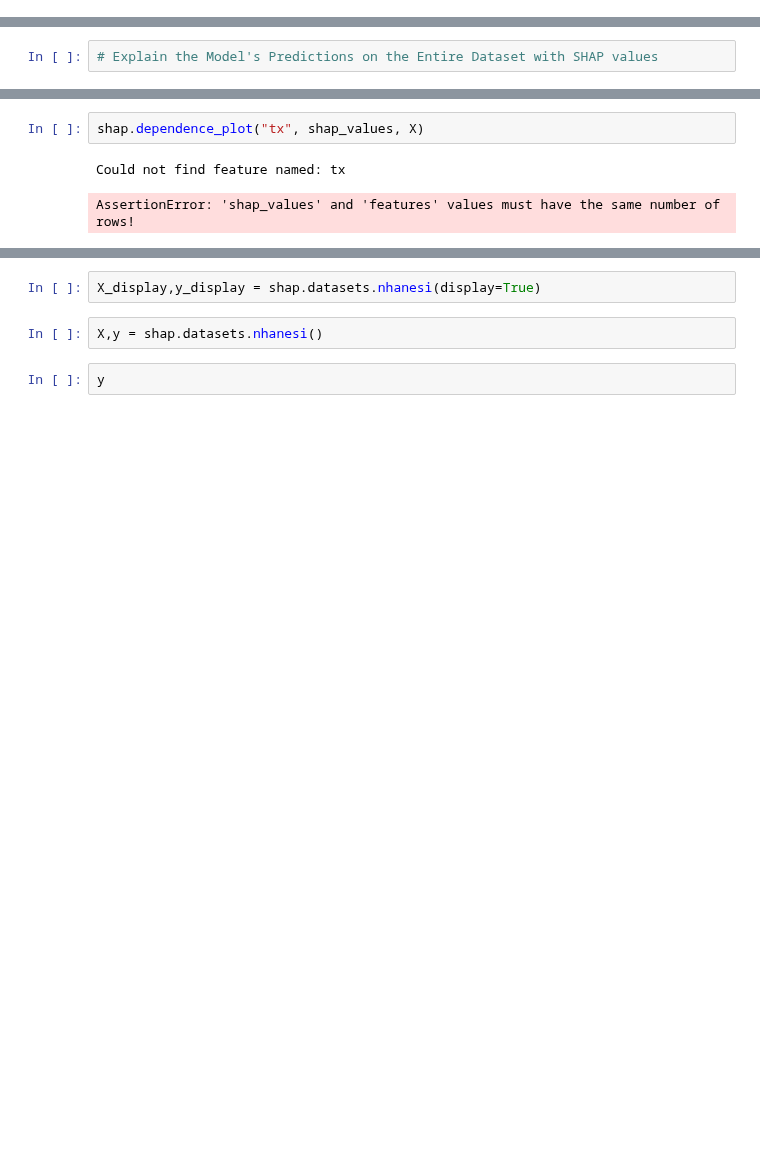
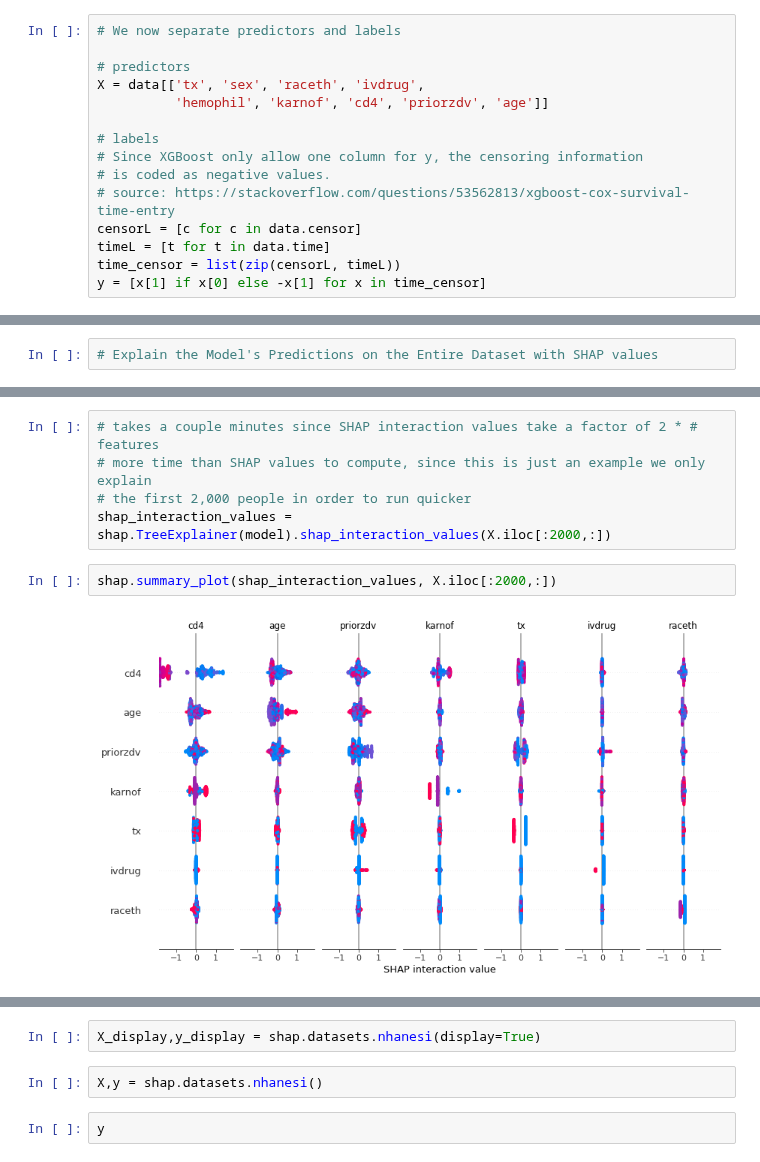
Before and after one commit to latlio/SurvivalAnalysis, a Jupyter notebook: XGBoost.ipynb, the cells around one changed output, grey strips where cells are left out. Saved outputs shown, nothing was run; the diff lists cells and outputs as text; blank space fills up the shorter version.

Commit message:
got plots and everything to work

```diff
--- a/XGBoost.ipynb
+++ b/XGBoost.ipynb
@@ -43,3 +23,18 @@ X = data[['censor', 'tx', 'sex', 'raceth', 'ivdrug',
+# %%
+# We now separate predictors and labels
+
+# predictors
+X = data[['tx', 'sex', 'raceth', 'ivdrug',
+          'hemophil', 'karnof', 'cd4', 'priorzdv', 'age']]
+
+# labels
+# Since XGBoost only allow one column for y, the censoring information
+# is coded as negative values.
+# source: https://stackoverflow.com/questions/53562813/xgboost-cox-survival-time-entry
+censorL = [c for c in data.censor]
+timeL = [t for t in data.time]
+time_censor = list(zip(censorL, timeL))
+y = [x[1] if x[0] else -x[1] for x in time_censor]
 # %%
 # create a train/test split
 X_train, X_test, y_train, y_test = train_test_split(X, y, test_size=0.2, random_state=42)
@@ -112,5 +107,9 @@ shap.summary_plot(shap_values, X)
-# %%
-shap.dependence_plot("tx", shap_values, X)
-# %% [output]
-Could not find feature named: tx
-AssertionError: 'shap_values' and 'features' values must have the same number of rows!
+# %%
+# takes a couple minutes since SHAP interaction values take a factor of 2 * # features
+# more time than SHAP values to compute, since this is just an example we only explain
+# the first 2,000 people in order to run quicker
+shap_interaction_values = shap.TreeExplainer(model).shap_interaction_values(X.iloc[:2000,:])
+# %%
+shap.summary_plot(shap_interaction_values, X.iloc[:2000,:])
+# %% [output]
+[figure, added]
```
Also changed, not shown: parts of 9 cells of this notebook.
